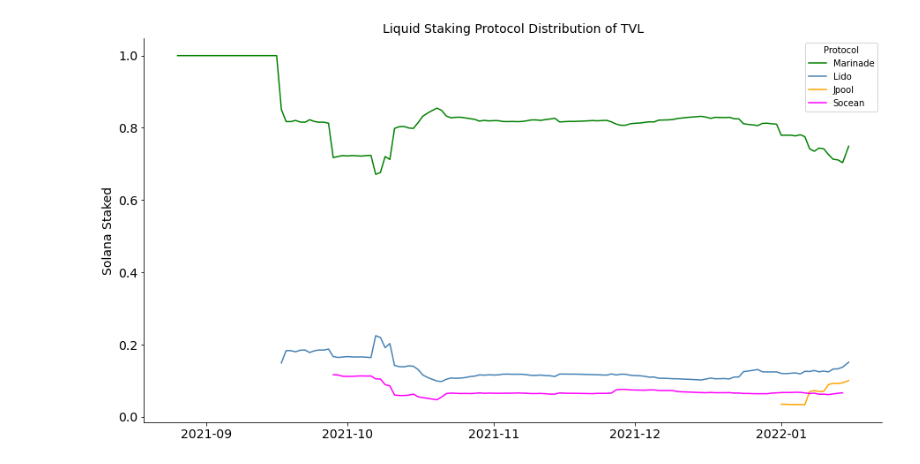
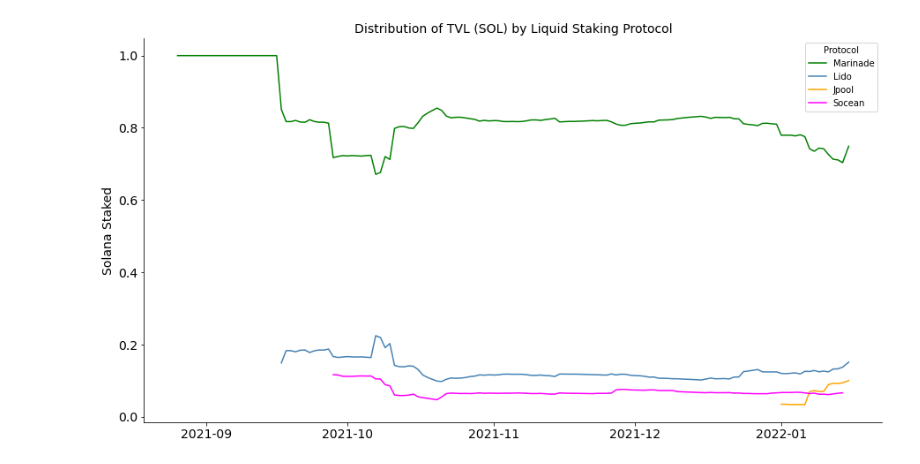
Before and after one commit to zainbacchus/py-notebooks, a Jupyter notebook: Solana Liquid Staking.ipynb, the cells around one changed output. Cells and saved outputs as stored; diff of their text form; code cells hidden in the pictures.

```diff
--- a/Solana Liquid Staking.ipynb
+++ b/Solana Liquid Staking.ipynb
@@ -130,34 +130,34 @@ lido = df['lido_distribution']
 jpool = df['jpool_distribution']
 socean = df['socean_distribution']
 
 plt.plot(x,marinade, label='Marinade', color ='Green')
 plt.plot(x,lido, label='Lido', color ='steelblue')
 plt.plot(x,jpool, label='Jpool', color ='orange')
 plt.plot(x,socean, label='Socean', color ='magenta')
 
 #add legend
 plt.legend(title='Protocol')
 
 #remove lines
 ax.spines["top"].set_visible(False)
 #ax.spines["bottom"].set_visible(False)
 ax.spines["right"].set_visible(False)
 #ax.spines["left"].set_visible(False)
 
 # Ensure that the axis ticks only show up on the bottom and left of the plot.
 ax.get_xaxis().tick_bottom()
 ax.get_yaxis().tick_left()
 
 # Make sure your axis ticks are large enough to be easily read.
 plt.yticks(fontsize=14)
 plt.xticks(fontsize=14)
 
 
-plt.title('Liquid Staking Protocol Distribution of TVL', fontsize=14) # adding a title
+plt.title('Distribution of TVL (SOL) by Liquid Staking Protocol', fontsize=14) # adding a title
 plt.xlabel('',fontsize=14) # x label
 plt.ylabel('Solana Staked',fontsize=14) # y label
 plt.show()
 # %% [output]
-[figure, old version]
+[figure, new version]
 # %%
 df.to_csv('liquid_staking.csv')
```
Also changed, not shown: parts of 2 cells of this notebook.
